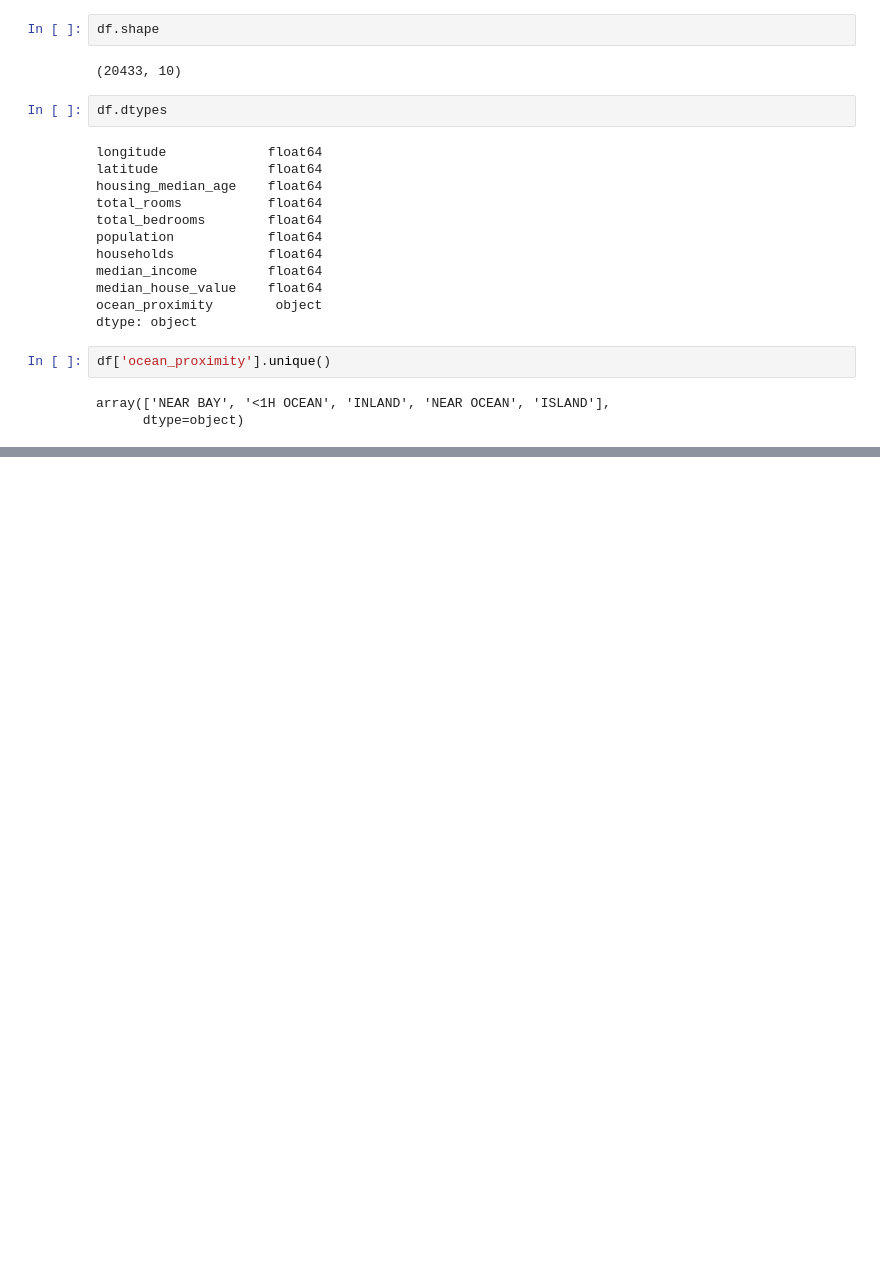
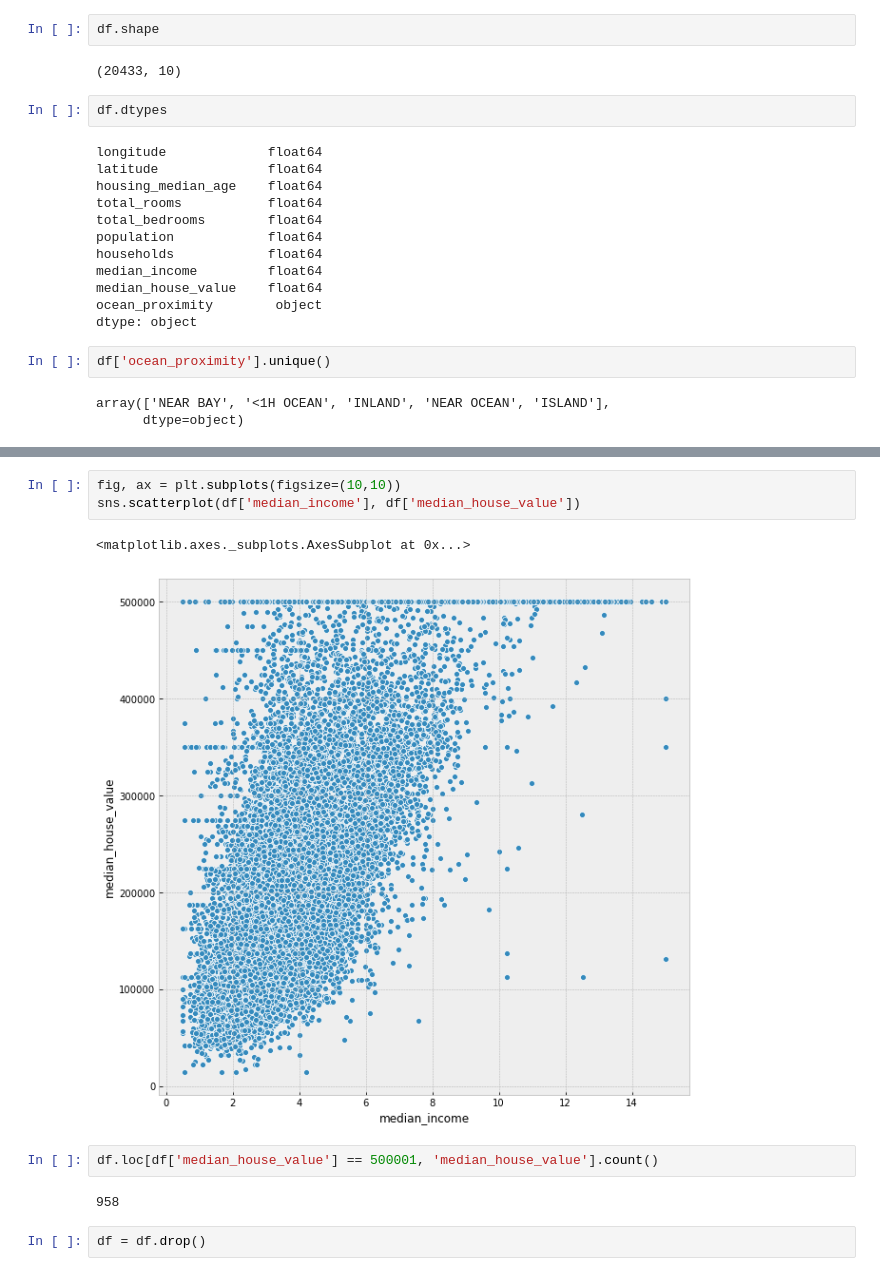
Before and after one commit to omotayo-alade/Scripts_Notebooks, a Jupyter notebook: notebooks/machine_learning.ipynb, the cells around one changed output, grey strips where cells are left out. Cells and saved outputs as stored; diff of their text form; blank space fills up the shorter version.

```diff
--- a/notebooks/machine_learning.ipynb
+++ b/notebooks/machine_learning.ipynb
@@ -296,0 +304,12 @@ sns.pairplot(df)
+# %%
+fig, ax = plt.subplots(figsize=(10,10))
+sns.scatterplot(df['median_income'], df['median_house_value'])
+# %% [output]
+<matplotlib.axes._subplots.AxesSubplot at 0x...>
+[figure, added]
+# %%
+df.loc[df['median_house_value'] == 500001, 'median_house_value'].count()
+# %% [output]
+958
+# %%
+df = df.drop()
```
Also changed, not shown: parts of 2 cells of this notebook.
